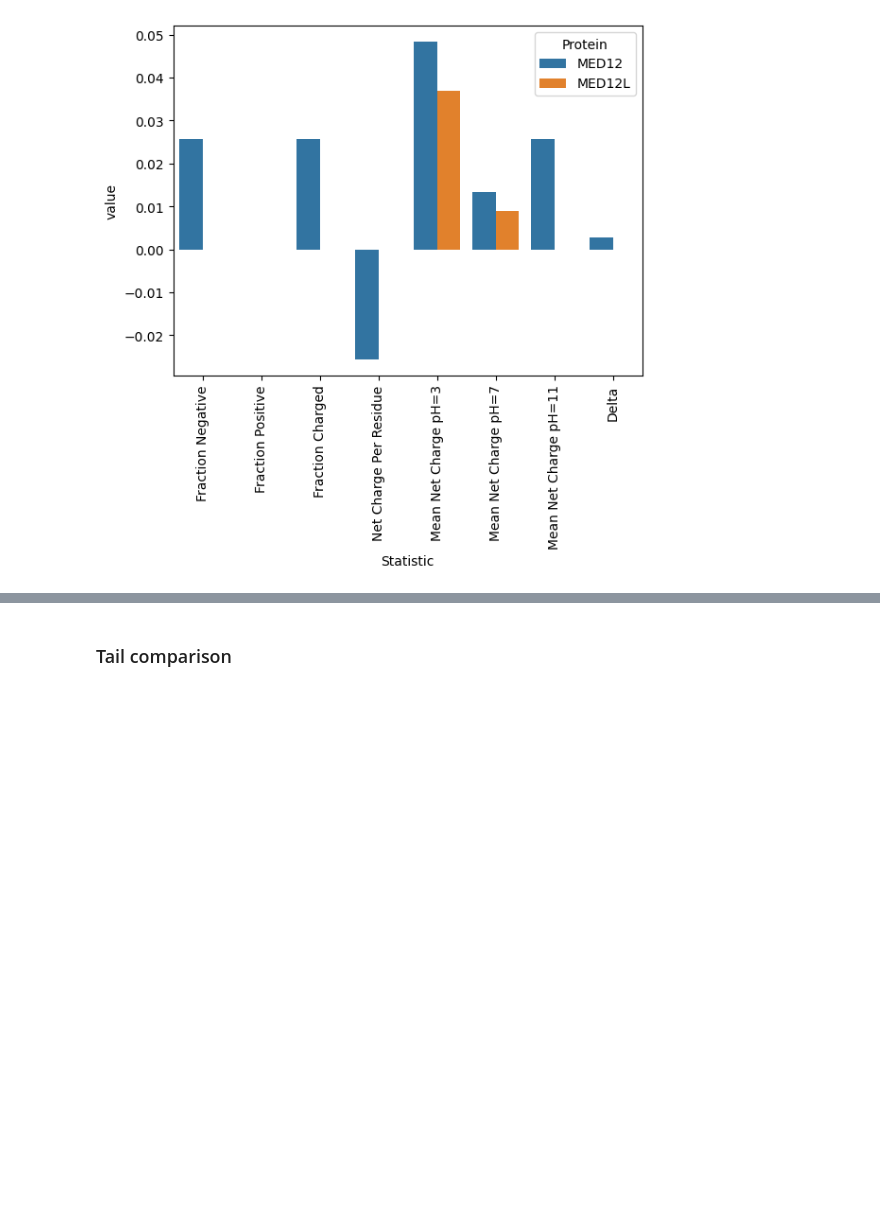
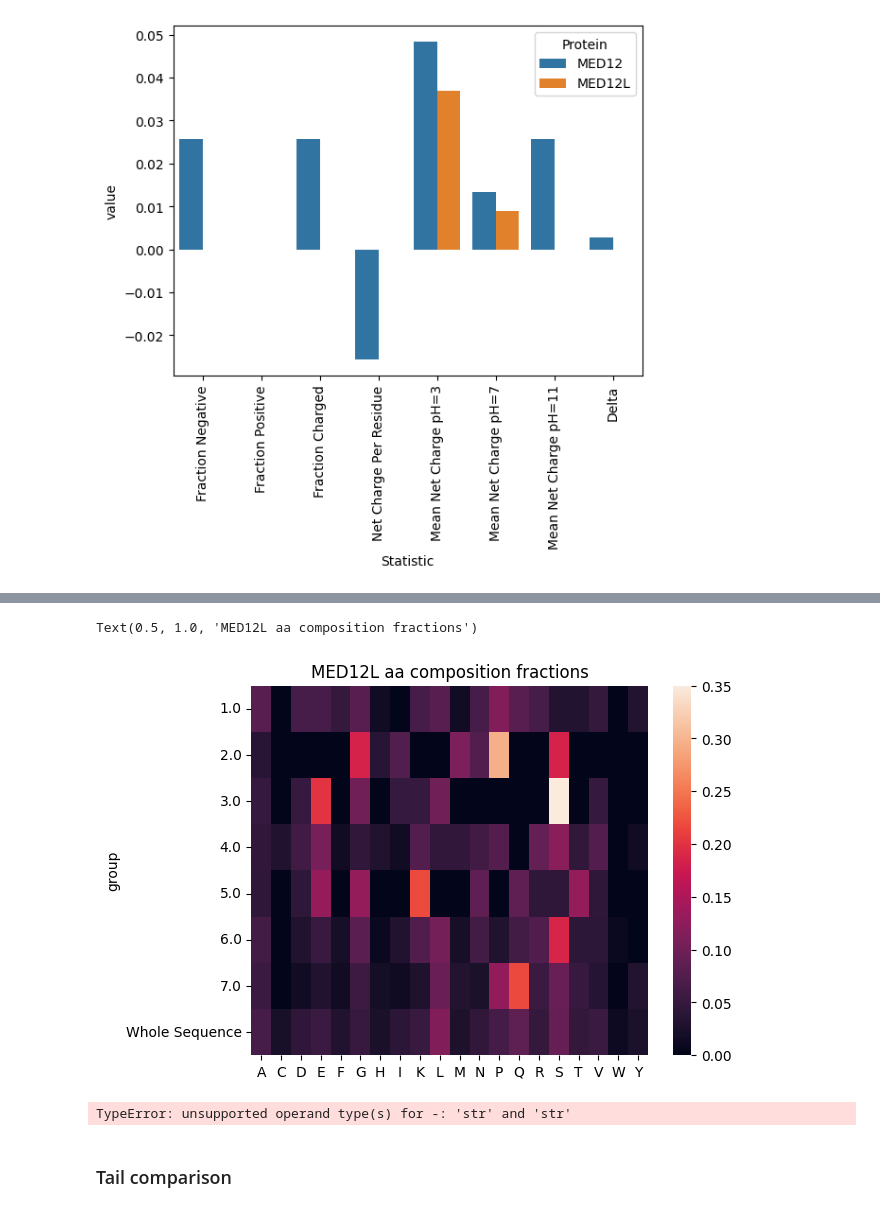
Before and after one commit to kinseylong/StallerRotation, a Jupyter notebook: mediator/MED12_12L_structure.ipynb, the cells around one changed output, grey strips where cells are left out. Cells and saved outputs as stored; diff of their text form; code cells hidden in the pictures; blank space fills up the shorter version.

```diff
--- a/mediator/MED12_12L_structure.ipynb
+++ b/mediator/MED12_12L_structure.ipynb
@@ -444,0 +445,6 @@ sns.heatmap(.sort_values("group").set_index(["Protein", "group"])[["Kappa", "Fra
+# %%
+sns.heatmap(MED12L_IDR_aa_fracs.dropna().set_index("group").drop(["Protein","start", "end", "Sequence", "Sequence Object"], axis=1))
+plt.title("MED12L aa composition fractions")
+# %% [output]
+Text(0.5, 1.0, 'MED12L aa composition fractions')
+[figure, added]
@@ -445,3 +453,8 @@ sns.heatmap(.sort_values("group").set_index(["Protein", "group"])[["Kappa", "Fra
+# %%
+#W,F,L,D,E composition across IDRs
+W, F, L, D, and E
+# %% [output]
+TypeError: unsupported operand type(s) for -: 'str' and 'str'
 # %% [markdown]
 ### Tail comparison
 # %%
```
Also changed, not shown: parts of 13 cells of this notebook, 1 other file.
